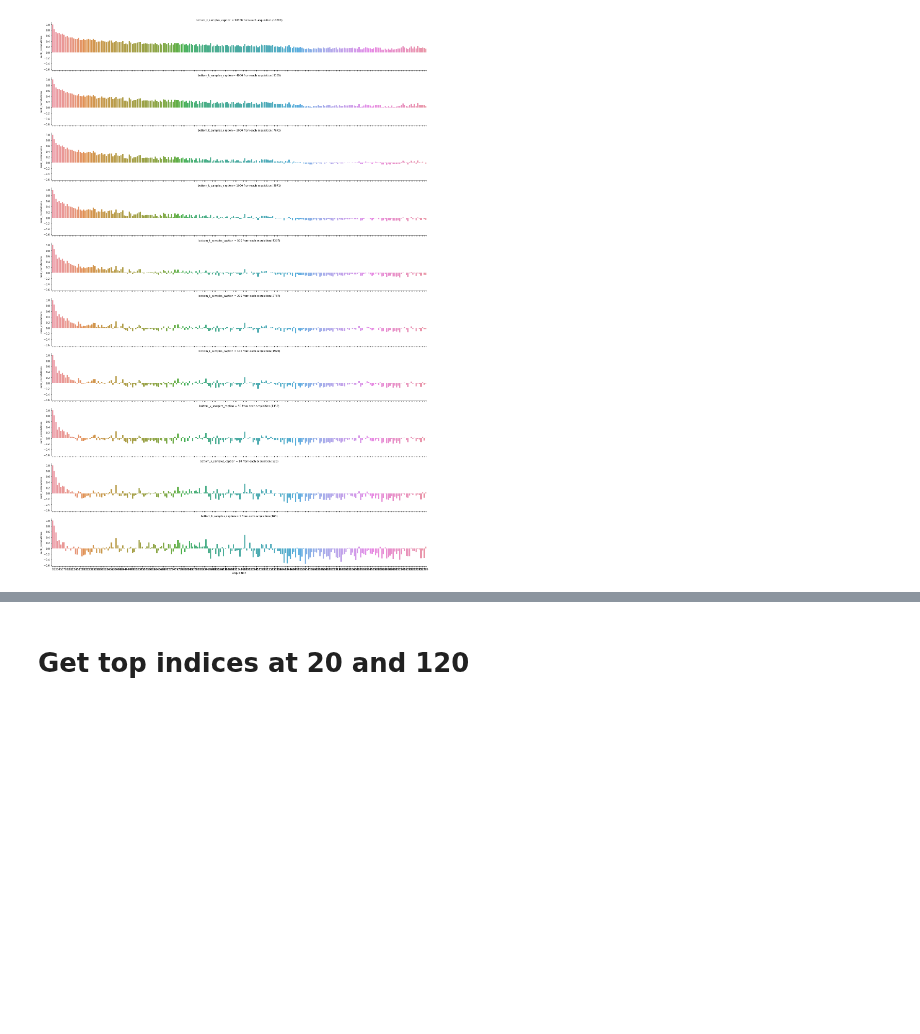
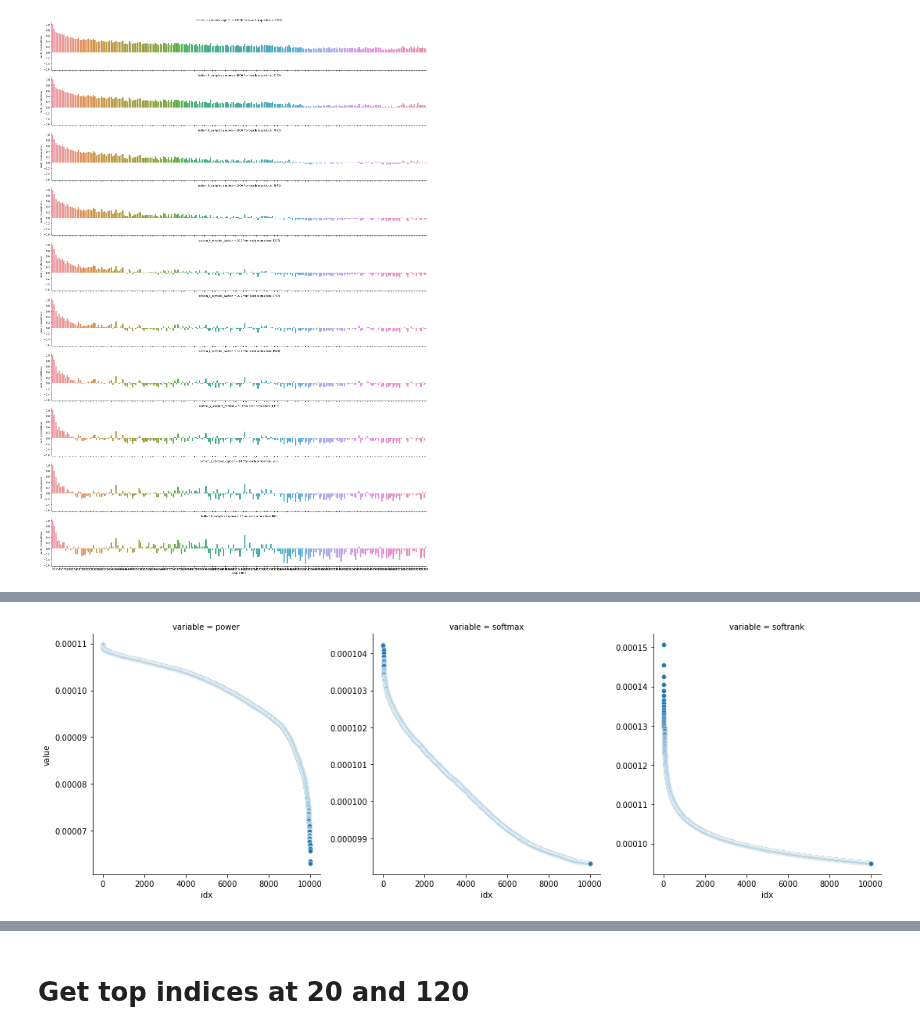
Before and after one commit to BlackHC/active_learning_redux, a Jupyter notebook: U_visualize_BALD_rank_correlations.ipynb, the cells around one changed output, grey strips where cells are left out. Saved outputs shown, nothing was run; the diff lists cells and outputs as text; code cells hidden in the pictures; blank space fills up the shorter version.

```diff
--- a/U_visualize_BALD_rank_correlations.ipynb
+++ b/U_visualize_BALD_rank_correlations.ipynb
@@ -345,0 +303,11 @@ df.explode(["acquisition", "rank_correlations"]).to_csv("BALD_rank_correlations.
+# %%
+scores_distribution_df = get_score_distributions(bald_test_scores[step], 1/20)
+melted_scores_distribution_df = scores_distribution_df.melt(id_vars="idx")
+
+sns.relplot(data=melted_scores_distribution_df, x="idx", y="value", col="variable", facet_kws=dict(sharey=False))
+
+if show_log:
+    for ax in g.axes[0]:
+        ax.set_yscale("log")
+# %% [output]
+[figure, added]
```
Also changed, not shown: parts of 15 cells of this notebook.
